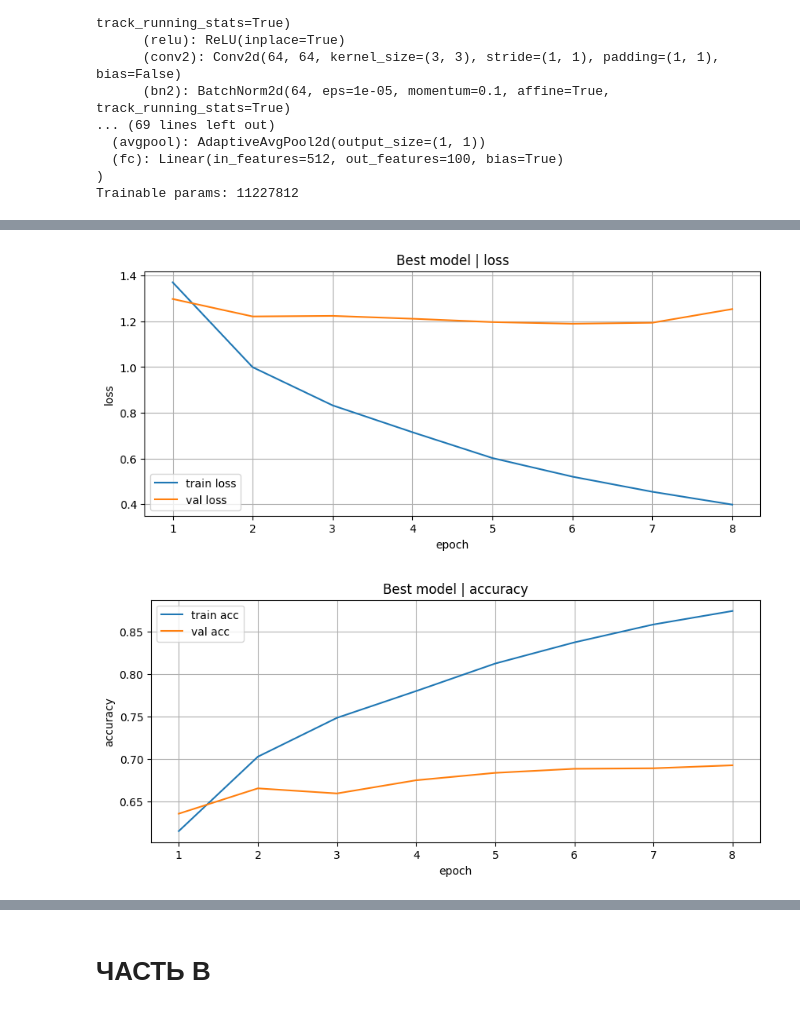
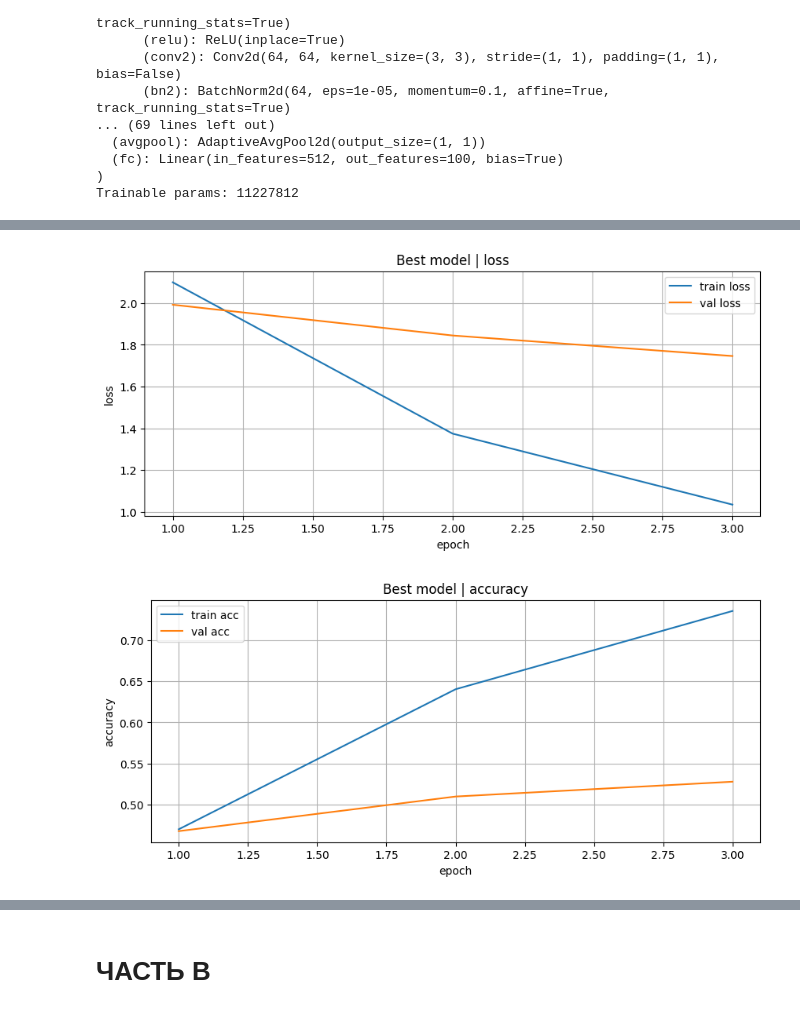
Before and after one commit to Vivalololo/aie-project, a Jupyter notebook: homeworks/HW10-11/HW10-11.ipynb, the cells around one changed output, grey strips where cells are left out. Saved outputs shown, nothing was run; the diff lists cells and outputs as text; code cells hidden in the pictures.

```diff
--- a/homeworks/HW10-11/HW10-11.ipynb
+++ b/homeworks/HW10-11/HW10-11.ipynb
@@ -47,10 +48,18 @@ print("Device:", DEVICE)
 
 DATASET_NAME = "CIFAR100"
 
-FAST_MODE = False   # переключите на True для частичного датасета и более быстрого обучения
-DATA_DIR = "./data"
-ARTIFACTS_DIR = "./artifacts/"
-FIGURES_DIR = ARTIFACTS_DIR + "figures/"
+FAST_MODE = True   # переключите на True для частичного датасета и более быстрого обучения
+# DATA_DIR = "./data"
+# ARTIFACTS_DIR = "./artifacts/"
+# FIGURES_DIR = ARTIFACTS_DIR + "figures/"
+ROOT = Path(".")
+DATA_DIR = ROOT / "data"
+ARTIFACTS_DIR = ROOT / "artifacts"
+FIGURES_DIR = ARTIFACTS_DIR / "figures"
+
+DATA_DIR.mkdir(parents=True, exist_ok=True)
+ARTIFACTS_DIR.mkdir(parents=True, exist_ok=True)
+FIGURES_DIR.mkdir(parents=True, exist_ok=True)
 
 EPOCHS_CNN = 5 if FAST_MODE else 15
 EPOCHS_HEAD = 3 if FAST_MODE else 8
@@ -109,18 +118,21 @@ def load_cifar100_resnet(data_dir: str = DATA_DIR):
     ds_test = torchvision.datasets.CIFAR100(root=data_dir, train=False, download=True, transform=eval_tf_resnet)
     return ds_train_aug, ds_train_eval, ds_test
 
-
 ds_train_aug_cnn, ds_train_eval_cnn, ds_test_cnn = load_cifar100_cnn()
 ds_train_aug_resnet, ds_train_eval_resnet, ds_test_resnet = load_cifar100_resnet()
 
-class_names = ds_train_eval_cnn.classes
+class_names = ds_train_aug_cnn.classes
+val_ratio = 0.2
+n_total = len(ds_train_eval_cnn)
+n_val = int(round(n_total * val_ratio))
+n_train = n_total - n_val
 # %%
 def make_loaders_cnn(
     ds_train_aug,
     ds_train_eval,
     ds_test,
     batch_size: int = BATCH_SIZE_CNN,
-    val_ratio: float = 0.2,
+    val_ratio: float = val_ratio,
     seed: int = RANDOM_STATE,
     fast_mode: bool = FAST_MODE,
 ):
@@ -159,7 +171,7 @@ def make_loaders_no_aug(
     ds_train_eval,
     ds_test,
     batch_size: int = BATCH_SIZE_CNN,
-    val_ratio: float = 0.2,
+    val_ratio: float = val_ratio,
     seed: int = RANDOM_STATE,
     fast_mode: bool = FAST_MODE
 ):
@@ -226,7 +238,6 @@ def make_loaders_resnet(
 
 train_loader_cnn, val_loader_cnn, test_loader_cnn = make_loaders_cnn(
     ds_train_aug_cnn, ds_train_eval_cnn, ds_test_cnn,
-    #fast_mode=True,
 )
 
 x, y = next(iter(train_loader_cnn))
@@ -235,7 +246,6 @@ print("CNN - y:", y.shape, y.dtype)
 
 train_loader_resnet, val_loader_resnet, test_loader_resnet = make_loaders_resnet(
     ds_train_aug_resnet, ds_train_eval_resnet, ds_test_resnet,
-    #fast_mode=True
 )
 
 x, y = next(iter(train_loader_resnet))
@@ -655,36 +635,44 @@ def get_model_json(model, optimizer, dataset=DATASET_NAME, seed=RANDOM_STATE):
     opt_params = optimizer.param_groups[0]
     return {
         "dataset": dataset,
         "seed": seed,
         "fast_mode": FAST_MODE,
         "mean": CIFAR100_MEAN,
         "std": CIFAR100_STD,
-        #"num_classes": model.num_classes,
+        "num_classes": len(class_names),
         "exp": model["exp_id"],
         "optimizer": type(optimizer).__name__,
         "epochs": len(model["history"]["val_acc"]),
+        "lr": optimizer.param_groups[-1]['lr'],
         "best_val_accuracy": float(np.max(model["history"]["val_acc"])),
-        "best_val_loss": float(np.min(model["history"]["val_loss"]))
+        "best_val_loss": float(np.min(model["history"]["val_loss"])),
+        "transforms": {
+            "cnn": "RandomHorizontalFlip, RandomCrop, ToTensor, Normalize",
+            "resnet": str(weights),
+        },
+        "val_ratio": val_ratio,
+        "n_train": n_train,
+        "n_val": n_val,
     }
 
 
 best_model_cfg = get_best_model(all_results)
 best_model = best_model_cfg["model"]
 # сохранение графика лучшей модели
 plot_history(best_model_cfg["history"], title="Best model", save_name = "classification_curves_best")
 
 # тест прогон лучшей модели
 test_loss, test_acc = evaluate(best_model, test_loader_resnet, criterion)
 print(f"Test loss: {test_loss:.4f}")
 print(f"Test accuracy: {test_acc:.4f}")
 
 # сохранение best_model.pt
-torch.save(best_model.state_dict(), os.path.join(ARTIFACTS_DIR, "best_classifier.pt"))
+torch.save(best_model.state_dict(), ARTIFACTS_DIR / "best_classifier.pt")
 
 # сохранение best_config.json
 best_config = get_model_json(best_model_cfg, optimizer_ft)
-with open(os.path.join(ARTIFACTS_DIR, "best_classifier_config.json"), "w") as f:
+with open(ARTIFACTS_DIR / "best_classifier_config.json", "w") as f:
     json.dump(best_config, f, indent=4)
 # %% [output]
-[figure, old version]
+[figure, new version]
-[figure, old version]
+[figure, new version]
```
Also changed, not shown: parts of 20 cells of this notebook, 9 other files.
